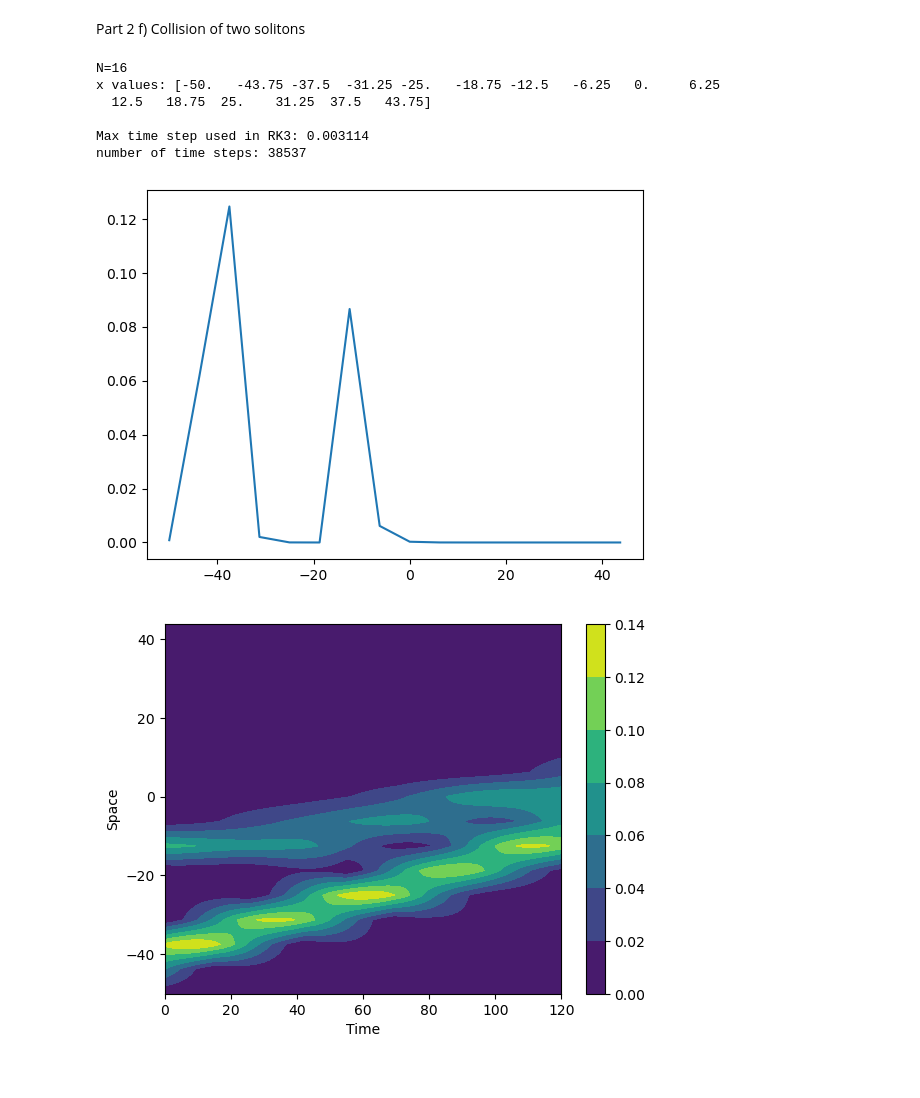
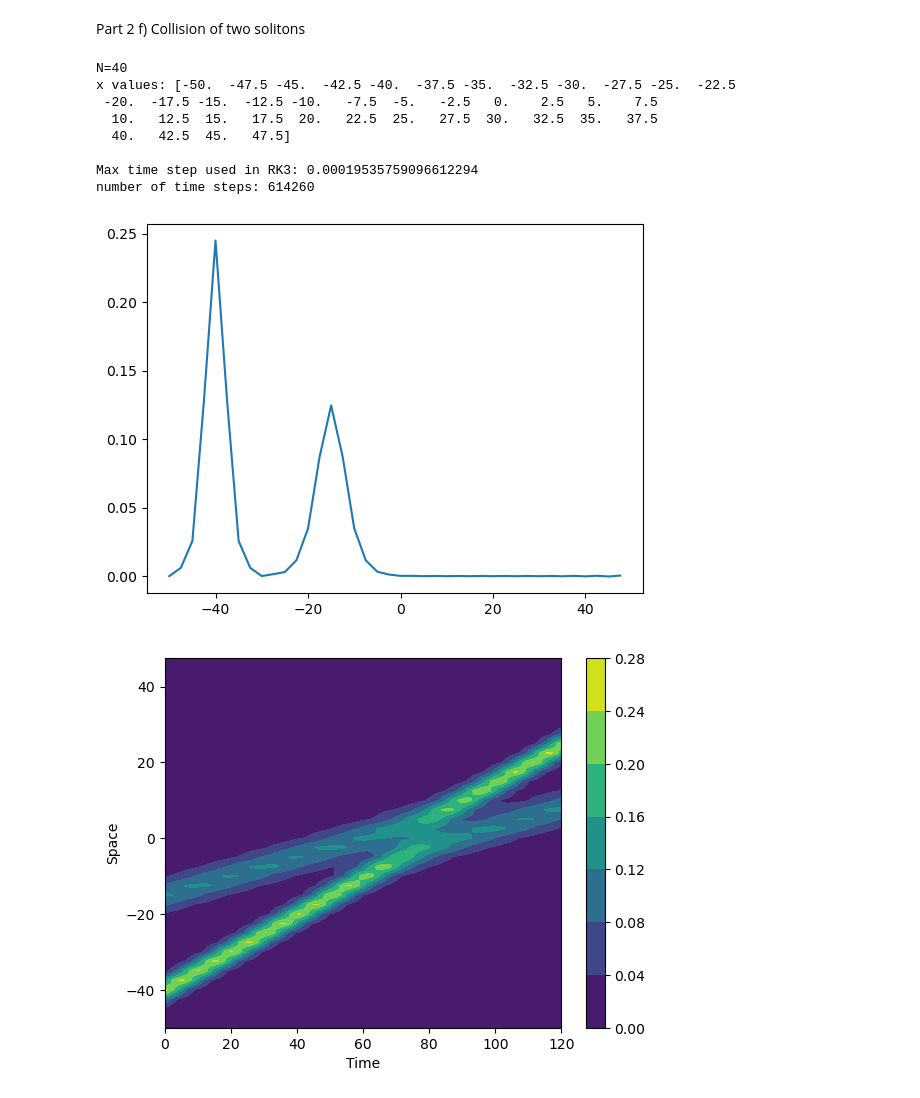
Before and after one commit to deding2000/02689_Assignments, a Jupyter notebook: christian_ass2_p1.ipynb, the cells around one changed output. Saved outputs shown, nothing was run; the diff lists cells and outputs as text; code cells hidden in the pictures.

```diff
--- a/christian_ass2_p1.ipynb
+++ b/christian_ass2_p1.ipynb
@@ -199,9 +199,10 @@ def Dealias_IC(IC,N):
     uu1 = np.fft.ifft(np.fft.ifftshift(uuhat0[idx]) * N)
     return uu1
 
+# Alternative dealiasing
 # def Dealias_IC(IC):
 #     N = len(IC)
-#     thres = N//2
+#     thres = N//3
 #     IChat = np.fft.fft(IC)
 #     # plt.figure
 #     # plt.semilogy(abs(IChat))
@@ -222,8 +223,8 @@ def fft_diff(f, N, L):
     return np.real(sp.fft.ifft(dfhat))
 
 # Choose de-aliasing or not
-dealias_orzag = False
-dealias_IC = False
+dealias_orzag = True
+dealias_IC = True
 
 # Choose to use fft in diff. operations
 use_fft = True
@@ -231,7 +232,7 @@ use_fft = True
 # Choose what to plot
 plot_options = ["plot_norm_error","plot_max_error","plot_M","plot_V","plot_E","plot_coeff",
                 "plot_N_convergence","plot_two_soltions","plot_approximations"]
-plot_opt = "plot_approximation"
+plot_opt = "plot_coeff"
 
 # Choose domain size
 x1 = -8*np.pi
@@ -242,9 +243,9 @@ alpha = 0.9
 
 ####################################
 if plot_opt == "plot_N_convergence":
-    Ns = [10,20,30,40,50]
+    Ns = [6,10,20,30,40,50,60]
     cs = [0.25,0.5,1]
-    tf = 1
+    tf = 2
     plt.figure()
 elif plot_opt == "plot_coeff":
     Ns = [40]
@@ -253,7 +254,7 @@ elif plot_opt == "plot_coeff":
     plt.figure()
 else:
     Ns = [50]
-    cs = [0.25]
+    cs = [0.25,0.5,1]
     tf = 1
 
 for c in cs:
@@ -288,6 +289,7 @@ for c in cs:
             N_fine = 500
             xx_fine = [j*x2*2/N_fine+x1 for j in range (N_fine)]
             y0 = Dealias_IC(true_u(xx_fine,t=t0,c=c,x0=np.zeros(N_fine)),N)
+            #Alternative dealiasing
             #y0 = Dealias_IC(true_u(xx,t=t0,c=c,x0=x0))
         else:
             y0 = true_u(xx,t=t0,c=c,x0=x0)
@@ -376,11 +378,12 @@ for c in cs:
         if plot_opt == "plot_N_convergence":
             true = true_u(xx,t=tf,c=c,x0=x0)
             N_errors.append(np.max((uhat[:,-1]-true)))
+            #N_errors.append(np.linalg.norm( 2*(uhat[:,-1]-true)/np.sqrt(N) )**2)
 
     if plot_opt == "plot_N_convergence":
-        plt.semilogy(Ns,N_errors,label=f"c={c}")
+        plt.semilogy(Ns,N_errors,'--o',label=f"c={c}, t = {tf}")
         plt.xlabel("N")
-        plt.ylabel(r'$\|\mathcal{I}_N u - u \|_{\infty}$')
+        plt.ylabel(r'$\|\mathcal{I}_N u - u \|_2$')
 
 if plot_opt == "plot_N_convergence":
     plt.legend()
@@ -404,7 +406,7 @@ Max time step used in RK3: 9.976772126551862e-05
 # %% [markdown]
 Part 2 f) Collision of two solitons
 # %%
-N = 2**4
+N = 40
 print(f"N={N}")
 alpha = 0.9
 t0 = 0
@@ -429,44 +431,53 @@ def Dealias_IC_1(IC):
     N = len(IC)
     thres = N//2
     IChat = np.fft.fft(IC)
+    # truncation
     IChat[thres:-thres] = 0
     return np.fft.ifft(IChat).real
 
-def Dealias_IC_2(IC,N):
+def Dealias_IC_fine(IC,N):
     MM = len(IC)
     uuhat0 = np.fft.fft(IC) / MM  # normalization
     uuhat0 = np.fft.fftshift(uuhat0)  # reorder
     idx = np.round((MM - 1) / 2 + np.arange(-(N - 1) / 2, (N - 1) / 2 + 1)).astype(int) + np.mod(MM, 2)
     uu1 = np.fft.ifft(np.fft.ifftshift(uuhat0[idx]) * N)
     return uu1
 
 def max_step(alpha,N,c):
     return alpha*1.73/((N**3/8)-3*N*0.5*c)
 
-m = 6
-u1 = true_u(xx[:m],t=t0,c=c1,x0=np.ones(m)*x01)
-u2 = true_u(xx[m:N],t=t0,c=c2,x0=np.ones(N-m)*x02)
-y0 = Dealias_IC_1(np.concatenate((u1,u2)))
+# m = 6
+# u1 = true_u(xx[:m],t=t0,c=c1,x0=np.ones(m)*x01)
+# u2 = true_u(xx[m:N],t=t0,c=c2,x0=np.ones(N-m)*x02)
+# y0 = Dealias_IC_1(np.concatenate((u1,u2)))
+N_fine = 500
+m = 100
+xx_fine = [j*x2*2/N_fine+x1 for j in range (N_fine)]
+u1 = true_u(xx_fine[:m],t=t0,c=c1,x0=np.ones(m)*x01)
+u2 = true_u(xx_fine[m:N_fine],t=t0,c=c2,x0=np.ones(N_fine-m)*x02)
+y0 = Dealias_IC_fine(np.concatenate((u1,u2)),N)
 plt.plot(xx,y0)
 MAX_step = max_step(alpha=alpha,N=N,c=np.maximum(c1,c2))
 print(f"Max time step used in RK3: {MAX_step}")
 sol = solve_ivp(RHS,t_span=[t0,tf],y0=y0,method="RK23",max_step=MAX_step)
 times = sol.t
 print(f"number of time steps: {len(times)}")
-uhat = abs(sol.y)
+uhat = sol.y
 plt.figure()
 T, X = np.meshgrid(times, xx)
 contour = plt.contourf(T, X, uhat)
 plt.colorbar(contour)
 plt.xlabel('Time')
 plt.ylabel('Space')
 plt.show()
 # %% [output]
-N=16
-x values: [-50.   -43.75 -37.5  -31.25 -25.   -18.75 -12.5   -6.25   0.     6.25
-  12.5   18.75  25.    31.25  37.5   43.75]
+N=40
+x values: [-50.  -47.5 -45.  -42.5 -40.  -37.5 -35.  -32.5 -30.  -27.5 -25.  -22.5
+ -20.  -17.5 -15.  -12.5 -10.   -7.5  -5.   -2.5   0.    2.5   5.    7.5
+  10.   12.5  15.   17.5  20.   22.5  25.   27.5  30.   32.5  35.   37.5
+  40.   42.5  45.   47.5]
 
-Max time step used in RK3: 0.003114
-number of time steps: 38537
+Max time step used in RK3: 0.00019535759096612294
+number of time steps: 614260
-[figure, old version]
+[figure, new version]
-[figure, old version]
+[figure, new version]
```
Also changed, not shown: parts of 5 cells of this notebook.
